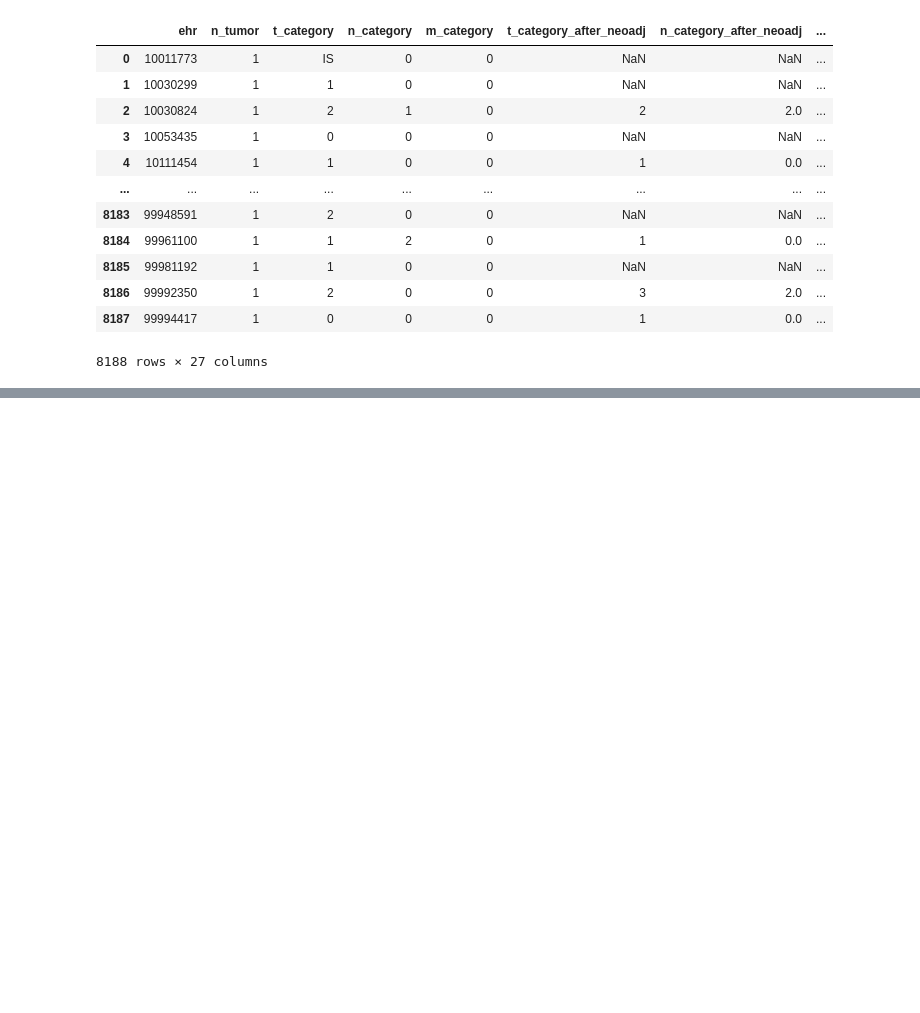
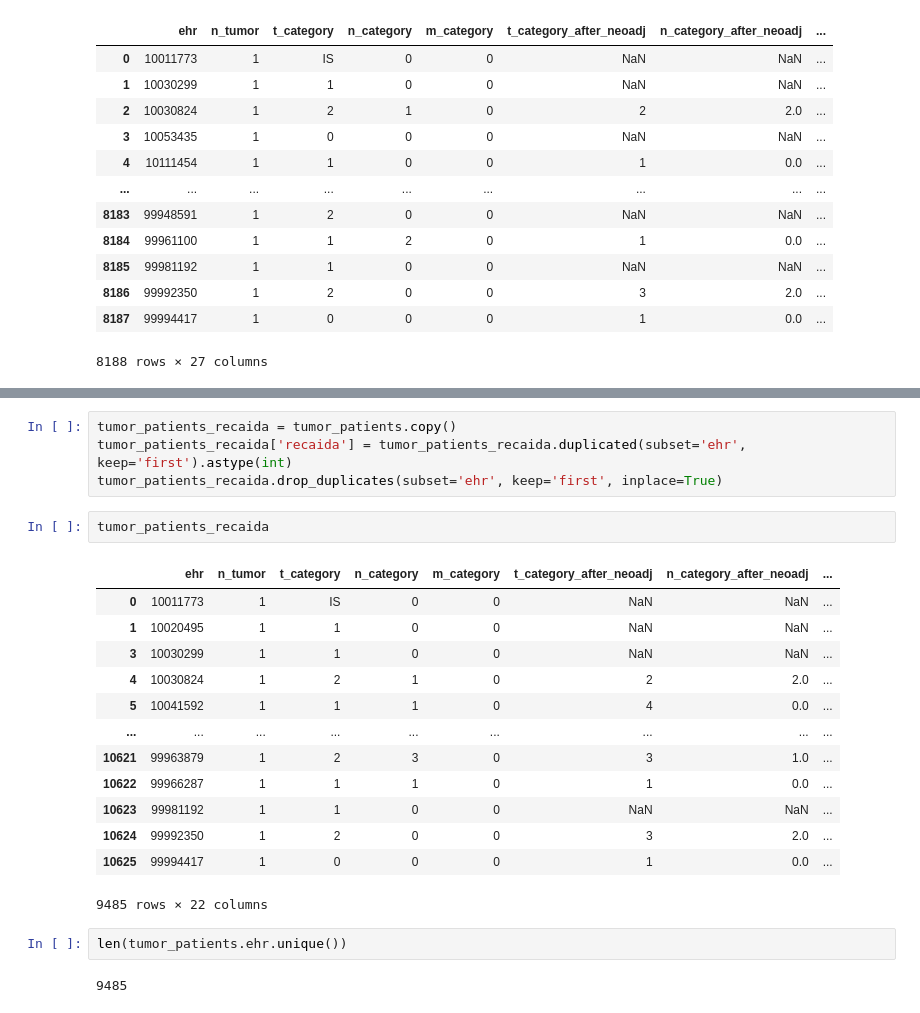
Before and after one commit to MrGG14/cancer_mama, a Jupyter notebook: code/preprocessing.ipynb, the cells around one changed output, grey strips where cells are left out. Saved outputs shown, nothing was run; the diff lists cells and outputs as text; blank space fills up the shorter version.

```diff
--- a/code/preprocessing.ipynb
+++ b/code/preprocessing.ipynb
@@ -592,0 +597,24 @@ tumor_patients_gyn
+# %%
+tumor_patients_recaida = tumor_patients.copy()
+tumor_patients_recaida['recaida'] = tumor_patients_recaida.duplicated(subset='ehr', keep='first').astype(int)
+tumor_patients_recaida.drop_duplicates(subset='ehr', keep='first', inplace=True)
+# %%
+tumor_patients_recaida
+# %% [output]
+|  | ehr | n_tumor | t_category | n_category | m_category | t_category_after_neoadj | n_category_after_neoadj | ... |
+| 0 | 10011773 | 1 | IS | 0 | 0 | NaN | NaN | ... |
+| 1 | 10020495 | 1 | 1 | 0 | 0 | NaN | NaN | ... |
+| 3 | 10030299 | 1 | 1 | 0 | 0 | NaN | NaN | ... |
+| 4 | 10030824 | 1 | 2 | 1 | 0 | 2 | 2.0 | ... |
+| 5 | 10041592 | 1 | 1 | 1 | 0 | 4 | 0.0 | ... |
+| ... | ... | ... | ... | ... | ... | ... | ... | ... |
+| 10621 | 99963879 | 1 | 2 | 3 | 0 | 3 | 1.0 | ... |
+| 10622 | 99966287 | 1 | 1 | 1 | 0 | 1 | 0.0 | ... |
+| 10623 | 99981192 | 1 | 1 | 0 | 0 | NaN | NaN | ... |
+| 10624 | 99992350 | 1 | 2 | 0 | 0 | 3 | 2.0 | ... |
+| 10625 | 99994417 | 1 | 0 | 0 | 0 | 1 | 0.0 | ... |
+9485 rows × 22 columns
+# %%
+len(tumor_patients.ehr.unique())
+# %% [output]
+9485
```
Also changed, not shown: parts of 48 cells of this notebook.
